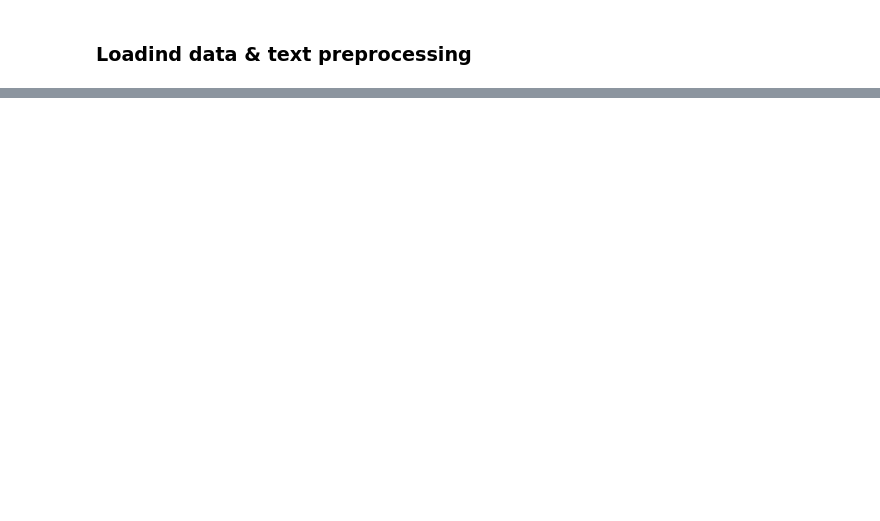
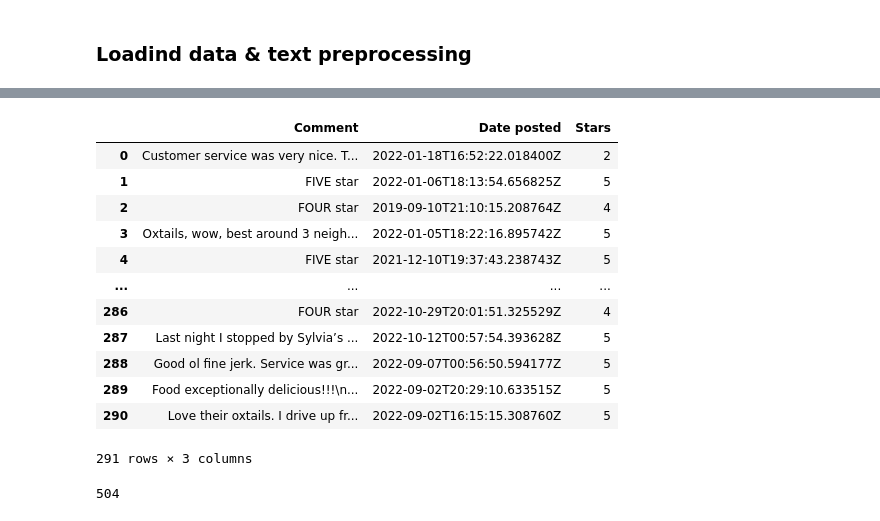
Before and after one commit to Jahdo-Codes/Real-World-Simulation-Projects, a Jupyter notebook: Sentiment analysis/Local business.ipynb, the cells around one changed output, grey strips where cells are left out. Saved outputs shown, nothing was run; the diff lists cells and outputs as text; code cells hidden in the pictures; blank space fills up the shorter version.

```diff
--- a/Sentiment analysis/Local business.ipynb
+++ b/Sentiment analysis/Local business.ipynb
@@ -195,0 +214,23 @@ plt.show()
+# %%
+def clean_text(text):
+    text = text.lower()
+    text = re.sub(r"[^\w\s]", " ", text)
+    words = text.split()
+    words = [word for word in words if word not in stop_words]
+    return ' '.join(words)
+
+df
+# %% [output]
+|  | Comment | Date posted | Stars |
+| 0 | Customer service was very nice. T... | 2022-01-18T16:52:22.018400Z | 2 |
+| 1 | FIVE star | 2022-01-06T18:13:54.656825Z | 5 |
+| 2 | FOUR star | 2019-09-10T21:10:15.208764Z | 4 |
+| 3 | Oxtails, wow, best around 3 neigh... | 2022-01-05T18:22:16.895742Z | 5 |
+| 4 | FIVE star | 2021-12-10T19:37:43.238743Z | 5 |
+| ... | ... | ... | ... |
+| 286 | FOUR star | 2022-10-29T20:01:51.325529Z | 4 |
+| 287 | Last night I stopped by Sylvia’s ... | 2022-10-12T00:57:54.393628Z | 5 |
+| 288 | Good ol fine jerk. Service was gr... | 2022-09-07T00:56:50.594177Z | 5 |
+| 289 | Food exceptionally delicious!!!\n... | 2022-09-02T20:29:10.633515Z | 5 |
+| 290 | Love their oxtails. I drive up fr... | 2022-09-02T16:15:15.308760Z | 5 |
+291 rows × 3 columns
@@ -195,0 +240,4 @@ plt.show()
+# %%
+len(stop_words)
+# %% [output]
+504
```
Also changed, not shown: parts of 11 cells of this notebook.
